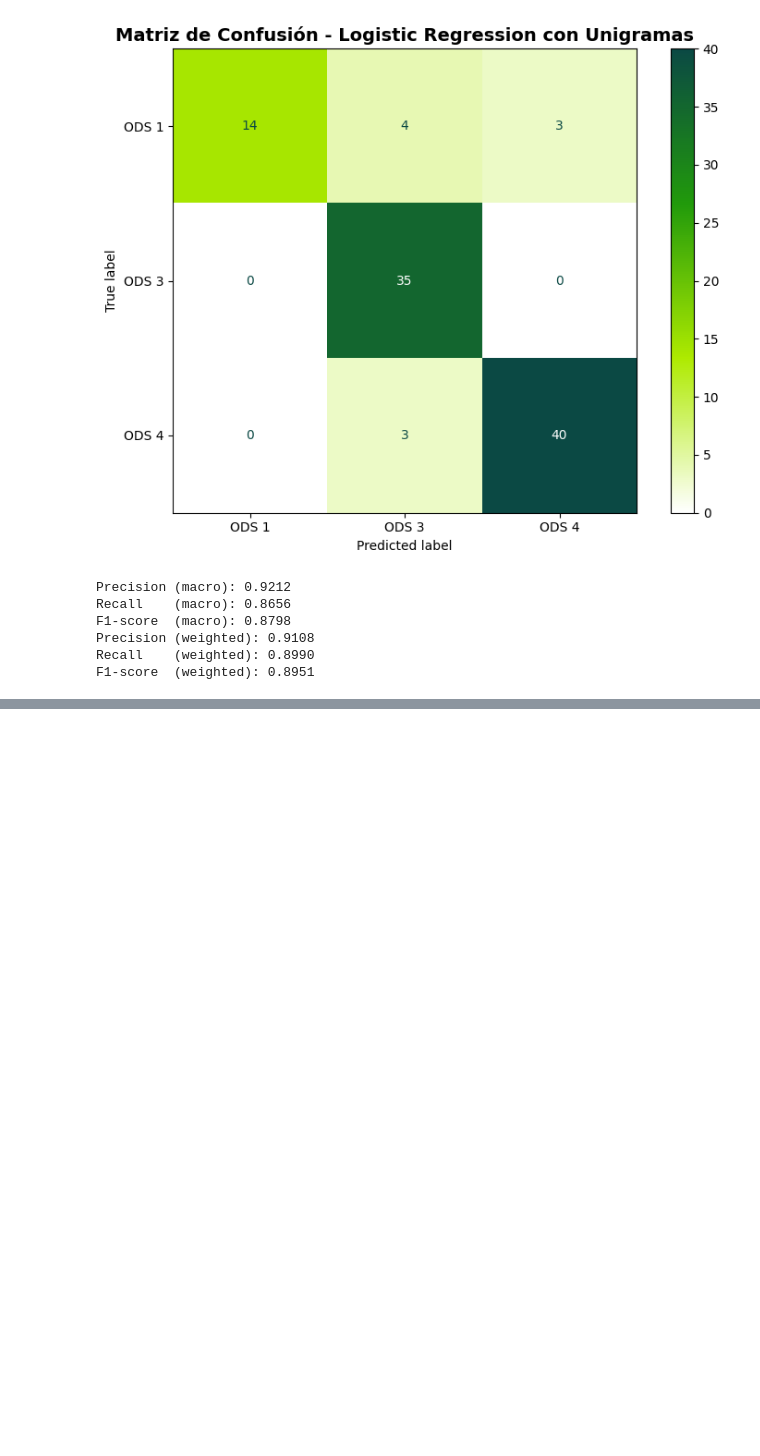
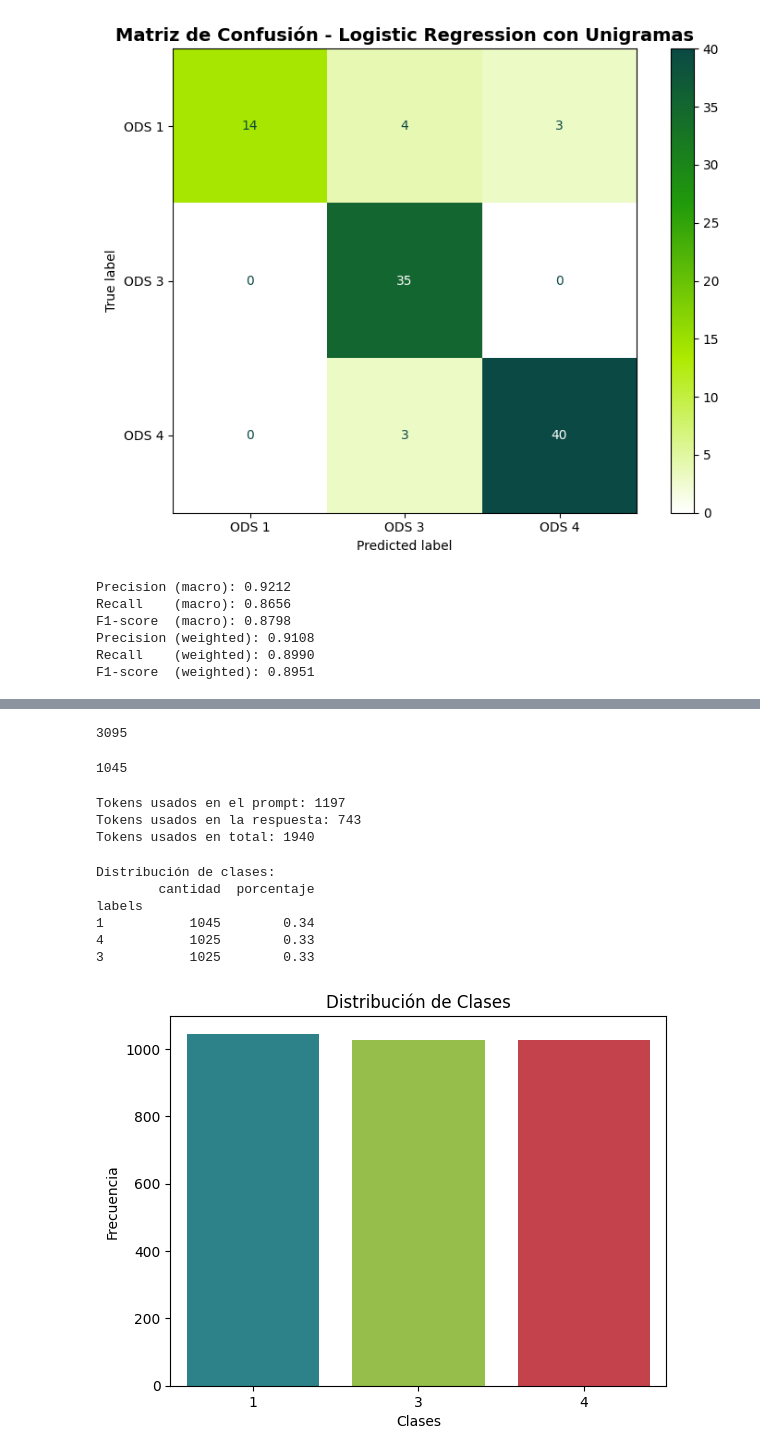
Before and after one commit to BILabsAndProjects/Proyecto1, a Jupyter notebook: proyecto_etapa2.ipynb, the cells around one changed output, grey strips where cells are left out. Saved outputs shown, nothing was run; the diff lists cells and outputs as text; code cells hidden in the pictures; blank space fills up the shorter version.

```diff
--- a/proyecto_etapa2.ipynb
+++ b/proyecto_etapa2.ipynb
@@ -469,0 +486,5 @@ Recall: 0.9687 (+/- 0.0303)
+# %%
+from openai import OpenAI
+client = OpenAI(api_key=secret)
+models = client.models.list()
+print("OK SDK v1.x, modelos:", len(models.data))
@@ -469,0 +493,6 @@ Recall: 0.9687 (+/- 0.0303)
+# %%
+RUTA = "datos/Datos_proyecto.xlsx"  # ajusta si tu ruta es otra
+TEXTO = "textos"  # columna de la opinión
+ODS = "labels"  # columna de etiqueta 1,3,4
+# %%
+df = pd.read_excel(RUTA)
@@ -469,0 +623,48 @@ Recall: 0.9687 (+/- 0.0303)
+# %%
+print(len(df))
+# %% [output]
+3095
+# %%
+(df["labels"]==1).sum()
+# %% [output]
+1045
+# %%
+print(f"Tokens usados en el prompt: {response.usage.prompt_tokens}")
+print(f"Tokens usados en la respuesta: {response.usage.completion_tokens}")
+print(f"Tokens usados en total: {response.usage.total_tokens}")
+# %% [output]
+Tokens usados en el prompt: 1197
+Tokens usados en la respuesta: 743
+Tokens usados en total: 1940
+# %%
+# 9. Distribución de etiquetas
+print("Distribución de clases:")
+dist_df = pd.DataFrame(
+    {
+        "cantidad": df["labels"].value_counts(),
+        "porcentaje": round(df["labels"].value_counts() / len(df), 2),
+    }
+)
+print(dist_df)
+# %% [output]
+Distribución de clases:
+        cantidad  porcentaje
+labels
+1           1045        0.34
+4           1025        0.33
+3           1025        0.33
+# %%
+colors = {1: "#1D8F97", 3: "#9bd137", 4: "#DA2C38"}
+# %%
+value_counts = df["labels"].value_counts()
+x_values = value_counts.index
+y_values = value_counts.values
+
+sns.barplot(x=x_values, y=y_values, palette=colors, hue=x_values, legend=False)
+
+plt.title("Distribución de Clases")
+plt.xlabel("Clases")
+plt.ylabel("Frecuencia")
+plt.show()
+# %% [output]
+[figure, added]
```
Also changed, not shown: parts of 7 cells of this notebook, 2 other files.
